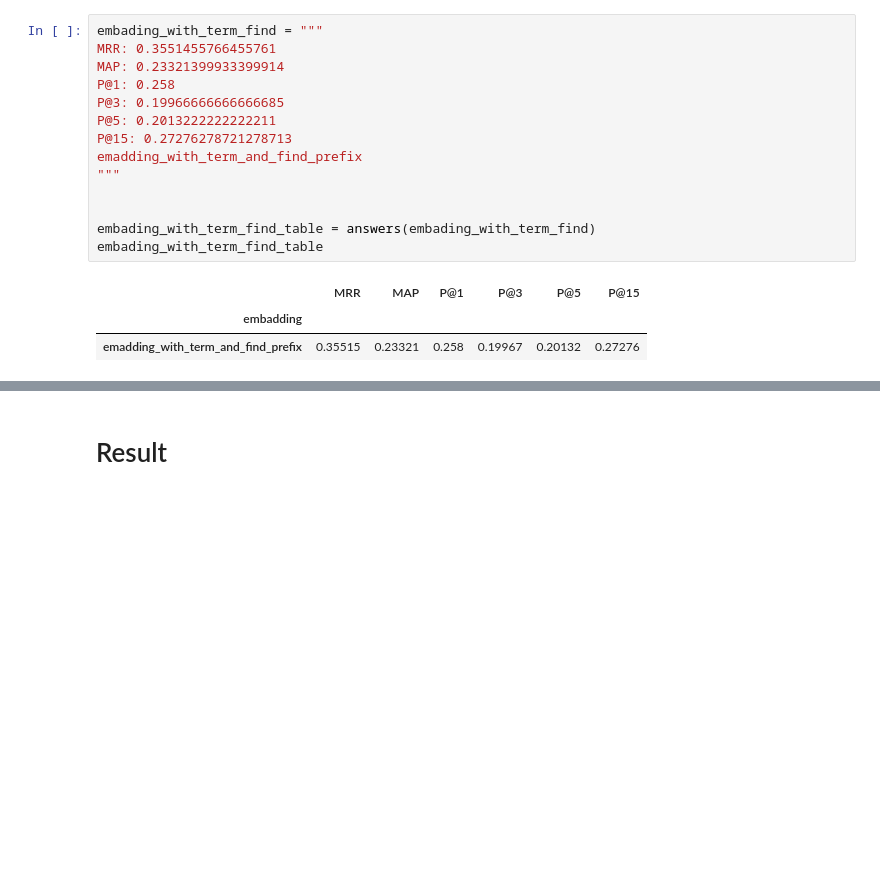
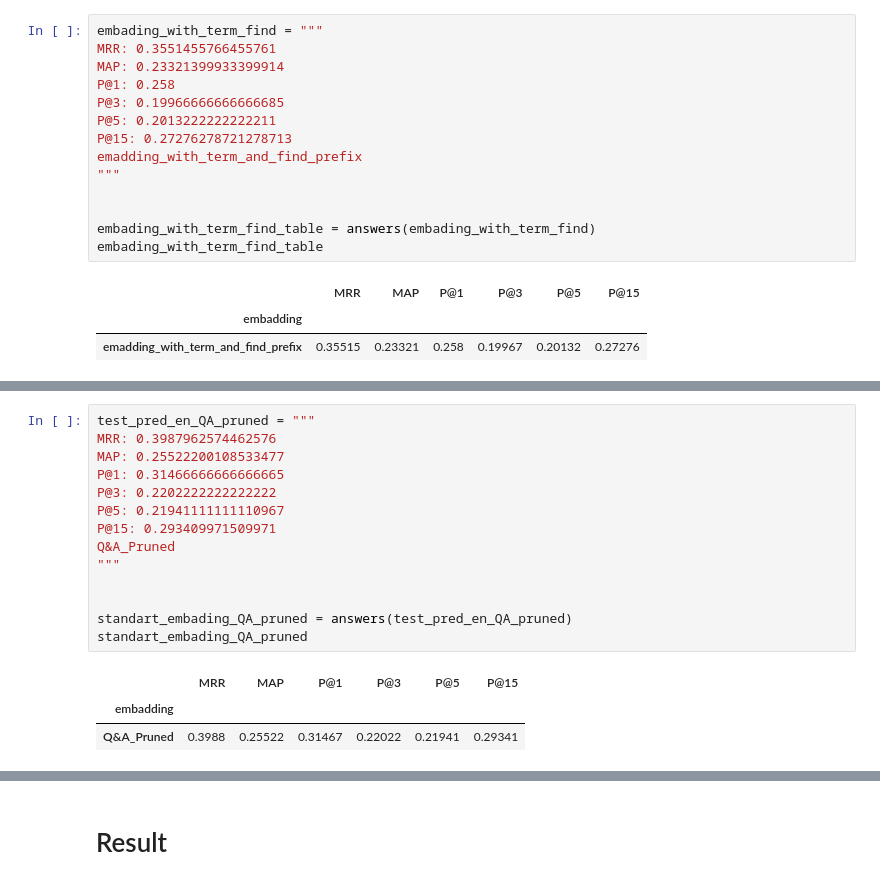
Before and after one commit to JuliaKudryavtseva/nlp, a Jupyter notebook: different_emabdding.ipynb, the cells around one changed output, grey strips where cells are left out. Drawn from its saved outputs; the diff is of its cells as text; blank space fills up the shorter version.

```diff
--- a/different_emabdding.ipynb
+++ b/different_emabdding.ipynb
@@ -915,0 +1096,18 @@ embading_with_term_find_table
+# %%
+test_pred_en_QA_pruned = """
+MRR: 0.3987962574462576
+MAP: 0.25522200108533477
+P@1: 0.31466666666666665
+P@3: 0.2202222222222222
+P@5: 0.21941111111110967
+P@15: 0.293409971509971
+Q&A_Pruned
+"""
+
+
+standart_embading_QA_pruned = answers(test_pred_en_QA_pruned)
+standart_embading_QA_pruned
+# %% [output]
+|  | MRR | MAP | P@1 | P@3 | P@5 | P@15 |
+| embadding |  |  |  |  |  |  |
+| Q&A_Pruned | 0.3988 | 0.25522 | 0.31467 | 0.22022 | 0.21941 | 0.29341 |
```
Also changed, not shown: parts of 28 cells of this notebook, 6 other files.
